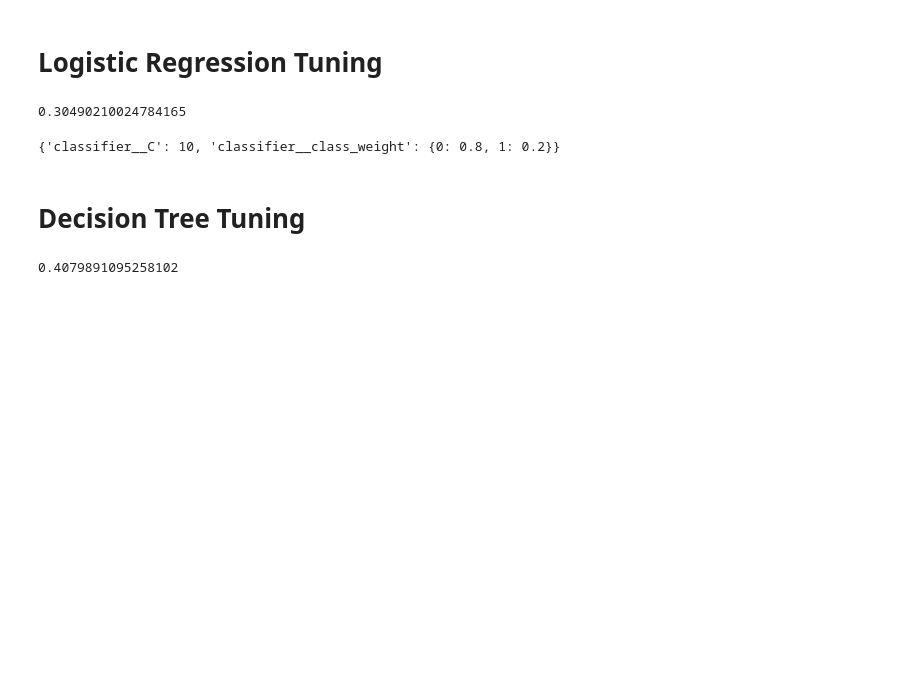
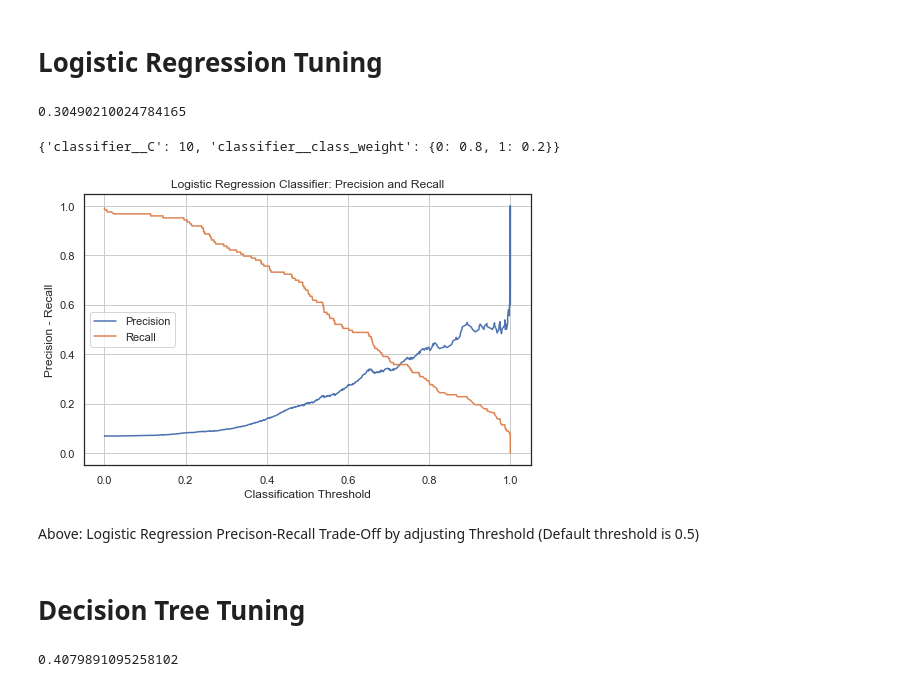
Before and after one commit to PythonNewLearner/Machine-Learning-_-Bankcruptcy, a Jupyter notebook: project.ipynb, the cells around one changed output. Drawn from its saved outputs; the diff is of its cells as text; code cells hidden in the pictures; blank space fills up the shorter version.

```diff
--- a/project.ipynb
+++ b/project.ipynb
@@ -793,6 +793,28 @@ LogReg_GSC.best_score_
 LogReg_GSC.best_params_
 # %% [output]
 {'classifier__C': 10, 'classifier__class_weight': {0: 0.8, 1: 0.2}}
+# %%
+#try to plot precision-recall curve
+from sklearn.metrics import precision_recall_curve
+
+X_train, X_test, y_train, y_test = train_test_split(X, y,stratify=y, test_size=0.3,shuffle=True,random_state=123)
+
+LogReg_model.fit(X_train,y_train)
+LogReg_prediction=LogReg_model.predict(X_test)
+precision_LR, recall_LR,thresholds_LR=precision_recall_curve(y_test,probas_pred=LogReg_model.predict_proba(X_test)[:,1],pos_label=1)
+
+fig,ax=plt.subplots(figsize=(8,5))
+ax.plot(thresholds_LR,precision_LR[1:],label='Precision')
+ax.plot(thresholds_LR,recall_LR[1:],label='Recall')
+ax.set_xlabel('Classification Threshold')
+ax.set_ylabel('Precision - Recall')
+ax.set_title('Logistic Regression Classifier: Precision and Recall')
+ax.legend()
+ax.grid()
+# %% [output]
+[figure, added]
+# %% [markdown]
+Above: Logistic Regression Precison-Recall Trade-Off by adjusting Threshold (Default threshold is 0.5)
 # %% [markdown]
 # Decision Tree Tuning
 # %%
```
Also changed, not shown: parts of 5 cells of this notebook.
